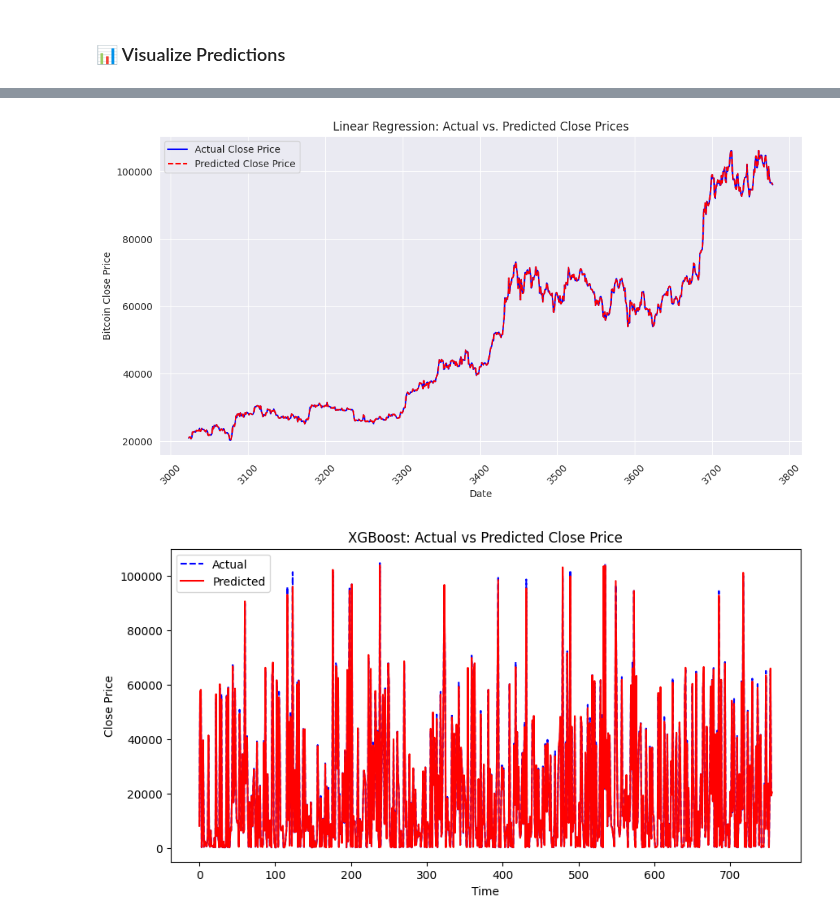
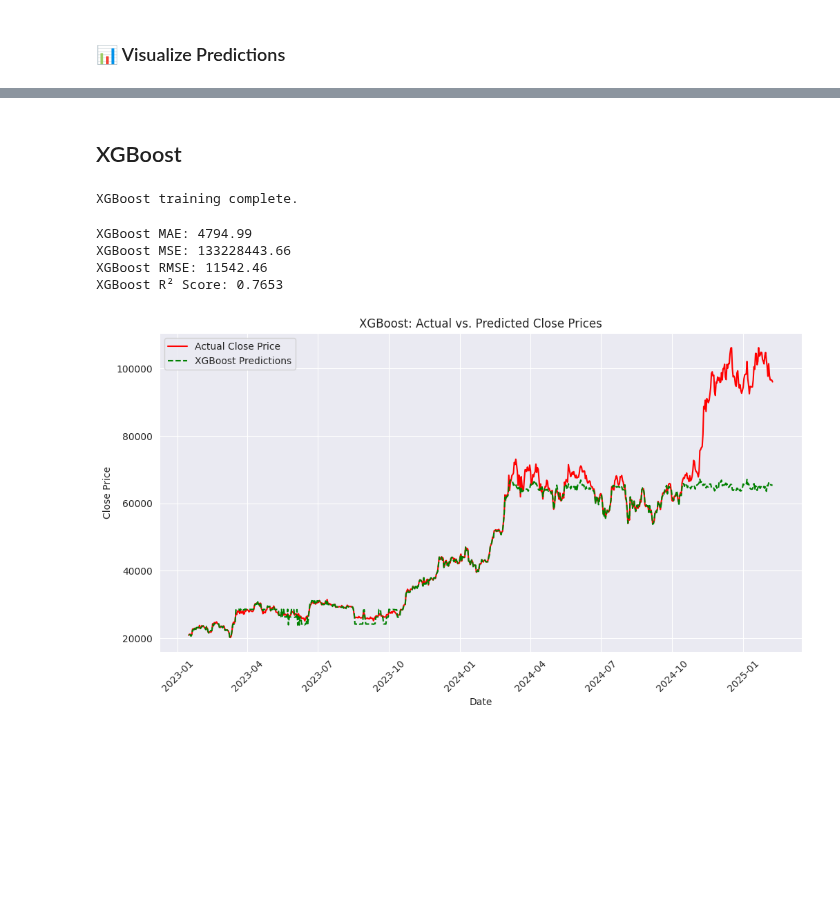
Before and after one commit to bonareri/Cryptocurrency-Price-Prediction-, a Jupyter notebook: Logistic_regression_Random_Forest.ipynb, the cells around one changed output, grey strips where cells are left out. Saved outputs shown, nothing was run; the diff lists cells and outputs as text; code cells hidden in the pictures; blank space fills up the shorter version.

Commit message:
Baseline Models

```diff
--- a/Logistic_regression_Random_Forest.ipynb
+++ b/Logistic_regression_Random_Forest.ipynb
@@ -201,0 +320,3 @@ Linear Regression R² Score: 1.0000
+# %%
+# Train on scaled data
+rf_model.fit(X_train_scaled_df, y_train)
@@ -204,17 +369,58 @@ Linear Regression R² Score: 1.0000
+# %% [markdown]
+## XGBoost
+# %%
+xgb_model = xgb.XGBRegressor(
+    objective="reg:squarederror",
+    n_estimators=100,
+    learning_rate=0.1,
+    max_depth=5,
+    verbosity=0,  # Set verbosity to 0 to suppress the error
+    random_state=42
+)
+# %%
+xgb_model.fit(X_train_scaled_df, y_train);
+print("XGBoost training complete.")
+# %% [output]
+XGBoost training complete.
+# %%
+# Predict on the test set using the trained XGBoost model
+y_pred_xgb = xgb_model.predict(X_test_scaled_df)
+# %%
+# Calculate evaluation metrics
+mae_xgb = mean_absolute_error(y_test, y_pred_xgb)
+mse_xgb = mean_squared_error(y_test, y_pred_xgb)
+rmse_xgb = np.sqrt(mse_xgb)
+r2_xgb = r2_score(y_test, y_pred_xgb)
+
+# Print the results
+print(f"XGBoost MAE: {mae_xgb:.2f}")
+print(f"XGBoost MSE: {mse_xgb:.2f}")
+print(f"XGBoost RMSE: {rmse_xgb:.2f}")
+print(f"XGBoost R² Score: {r2_xgb:.4f}")
+# %% [output]
+XGBoost MAE: 4794.99
+XGBoost MSE: 133228443.66
+XGBoost RMSE: 11542.46
+XGBoost R² Score: 0.7653
 # %%
+# Set a style for the plots
+sns.set_style("darkgrid")
+
 plt.figure(figsize=(12, 6))
 
-# Ensure the x-axis uses the actual date values from the test set
-plt.plot(y_test_lr.index, y_test_lr.values, label="Actual Close Price", color='blue')
-plt.plot(y_test_lr.index, y_pred_lr, label="Predicted Close Price", color='red', linestyle="dashed")
+# Plot the actual Close Price from the test data
+plt.plot(test["Date"], test["Close"], label="Actual Close Price", color="red")
 
-# Formatting the x-axis for better readability
-plt.xticks(rotation=45)  # Rotate date labels for better visibility
+# Plot the XGBoost predictions
+plt.plot(test["Date"], y_pred_xgb, label="XGBoost Predictions", color="green", linestyle="dashed")
+
+# Add labels, title, and legend
 plt.xlabel("Date")
-plt.ylabel("Bitcoin Close Price")
-plt.title("Linear Regression: Actual vs. Predicted Close Prices")
+plt.ylabel("Close Price")
+plt.title("XGBoost: Actual vs. Predicted Close Prices")
+plt.xticks(rotation=45)
 plt.legend()
 plt.grid(True)
 plt.show()
 # %% [output]
-[figure, old version]
+[figure, new version]
@@ -236,12 +426,0 @@ for name, model in models.items():
-# %%
-# Plot Actual vs Predicted
-plt.figure(figsize=(10, 5))
-plt.plot(y_test.values, label="Actual", color="blue", linestyle="dashed")
-plt.plot(y_pred, label="Predicted", color="red")
-plt.title(f"{name}: Actual vs Predicted Close Price")
-plt.xlabel("Time")
-plt.ylabel("Close Price")
-plt.legend()
-plt.show()
-# %% [output]
-[figure, removed]
```
Also changed, not shown: parts of 19 cells of this notebook.
